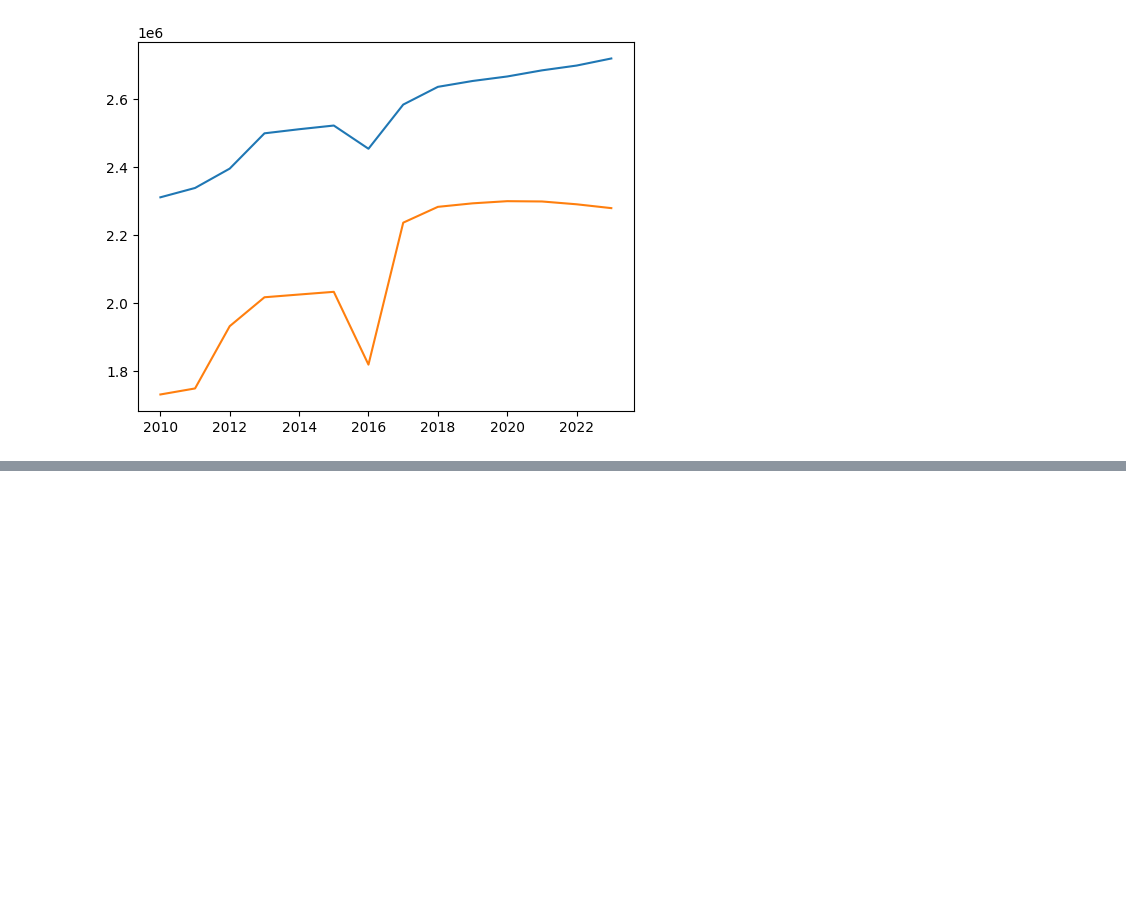
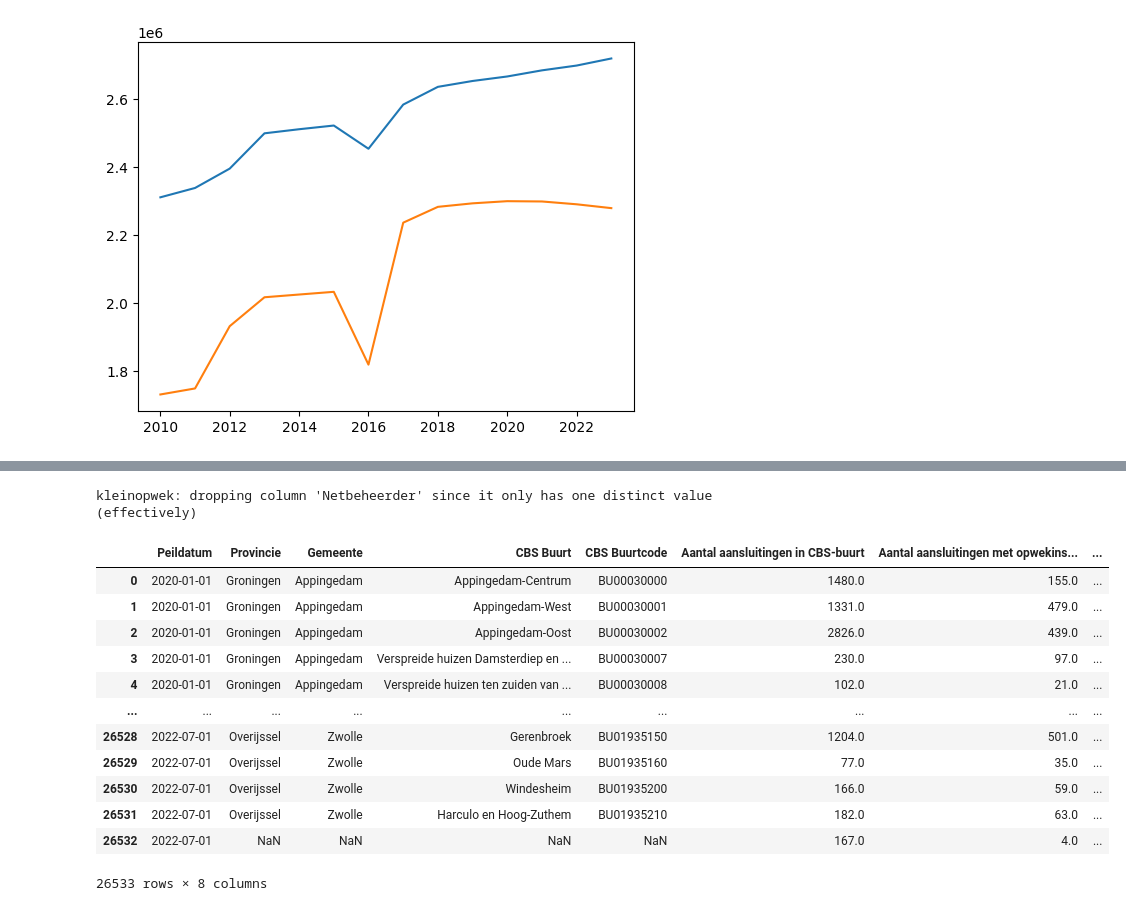
Before and after one commit to kjkoster/execute-enexis, a Jupyter notebook: notebooks/enexis exploration.ipynb, the cells around one changed output, grey strips where cells are left out. Cells and saved outputs as stored; diff of their text form; code cells hidden in the pictures; blank space fills up the shorter version.

```diff
--- a/notebooks/enexis exploration.ipynb
+++ b/notebooks/enexis exploration.ipynb
@@ -71,6 +72,14 @@ KLEINVERBRUIK_CATEGORICAL = [
     'PRODUCTSOORT',
     'VERBRUIKSSEGMENT',
     'SOORT_AANSLUITING']
+
+KLEINOPWEK_CATEGORICAL = [
+    'Netbeheerder',
+    'Provincie',
+    'Gemeente',
+    'CBS Buurt',
+    'CBS Buurtcode'
+]
 # %% [markdown]
 ---
 ## Dealing with File Encodings
@@ -316,0 +329,58 @@ plt.plot(kleinverbruik['PEILDATUM'].unique(), kleinverbruik[kleinverbruik['PRODU
+# %%
+li = []
+for file in DECENTRALE_OPWEK:
+    df = pd.read_csv(file, index_col=None,
+                     sep = ';', decimal=',', thousands='.',
+                     parse_dates=['Peildatum'], date_format="%Y%m",
+                     encoding=file_encodings[file])
+
+    # some columns names have spaces around them and those may be different per file
+    df.columns = df.columns.str.strip()
+
+    li.append(df)
+
+kleinopwek = pd.concat(li, axis=0, ignore_index=True)
+
+# convert integers to smallest unsigned integer and floats to smallest
+for old, new in [(INTEGER, UNSIGNED), (FLOAT, FLOAT)]:
+    for col in kleinopwek.select_dtypes(include=old).columns:
+        kleinopwek[col] = pd.to_numeric(kleinopwek[col], downcast=new)
+
+# CBS switched to a fixed-length record for buurtcodes; normalise the data to follow this pattern, but leave `NaN` values untouched
+def fix_buurtcode(code):
+    if type(code) is float:
+        if math.isnan(code):
+            return code
+        else:
+            return f"BU{code:08.0f}"
+    else:
+        return code
+
+kleinopwek['CBS Buurtcode'] = kleinopwek['CBS Buurtcode'].apply(fix_buurtcode)
+
+kleinopwek[KLEINOPWEK_CATEGORICAL] = kleinopwek[KLEINOPWEK_CATEGORICAL].astype(CATEGORY)
+
+# drop columns that only have a single distinct value
+for col in kleinopwek.columns:
+    if len(kleinopwek[col].unique()) == 1:
+        print(f"kleinopwek: dropping column '{col}' since it only has one distinct value")
+        kleinopwek.drop(col, inplace=True, axis=1)
+kleinopwek.drop('Netbeheerder', inplace=True, axis=1) # also useless has two values: `NaN` and 'Enexis'
+print(f"kleinopwek: dropping column 'Netbeheerder' since it only has one distinct value (effectively)")
+
+kleinopwek
+# %% [output]
+kleinopwek: dropping column 'Netbeheerder' since it only has one distinct value (effectively)
+|  | Peildatum | Provincie | Gemeente | CBS Buurt | CBS Buurtcode | Aantal aansluitingen in CBS-buurt | Aantal aansluitingen met opwekins... | ... |
+| 0 | 2020-01-01 | Groningen | Appingedam | Appingedam-Centrum | BU00030000 | 1480.0 | 155.0 | ... |
+| 1 | 2020-01-01 | Groningen | Appingedam | Appingedam-West | BU00030001 | 1331.0 | 479.0 | ... |
+| 2 | 2020-01-01 | Groningen | Appingedam | Appingedam-Oost | BU00030002 | 2826.0 | 439.0 | ... |
+| 3 | 2020-01-01 | Groningen | Appingedam | Verspreide huizen Damsterdiep en ... | BU00030007 | 230.0 | 97.0 | ... |
+| 4 | 2020-01-01 | Groningen | Appingedam | Verspreide huizen ten zuiden van ... | BU00030008 | 102.0 | 21.0 | ... |
+| ... | ... | ... | ... | ... | ... | ... | ... | ... |
+| 26528 | 2022-07-01 | Overijssel | Zwolle | Gerenbroek | BU01935150 | 1204.0 | 501.0 | ... |
+| 26529 | 2022-07-01 | Overijssel | Zwolle | Oude Mars | BU01935160 | 77.0 | 35.0 | ... |
+| 26530 | 2022-07-01 | Overijssel | Zwolle | Windesheim | BU01935200 | 166.0 | 59.0 | ... |
+| 26531 | 2022-07-01 | Overijssel | Zwolle | Harculo en Hoog-Zuthem | BU01935210 | 182.0 | 63.0 | ... |
+| 26532 | 2022-07-01 | NaN | NaN | NaN | NaN | 167.0 | 4.0 | ... |
+26533 rows × 8 columns
```
Also changed, not shown: parts of 8 cells of this notebook.
